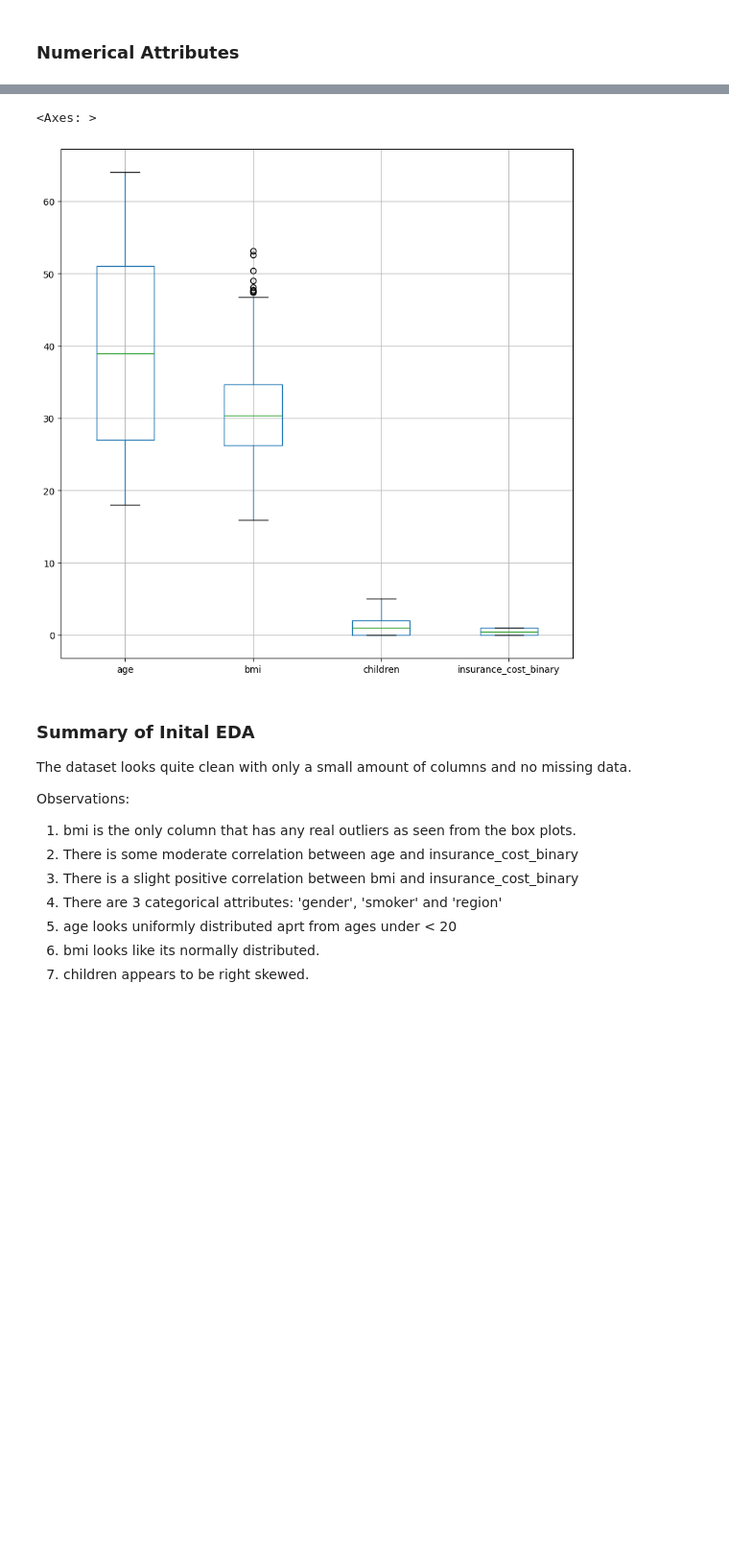
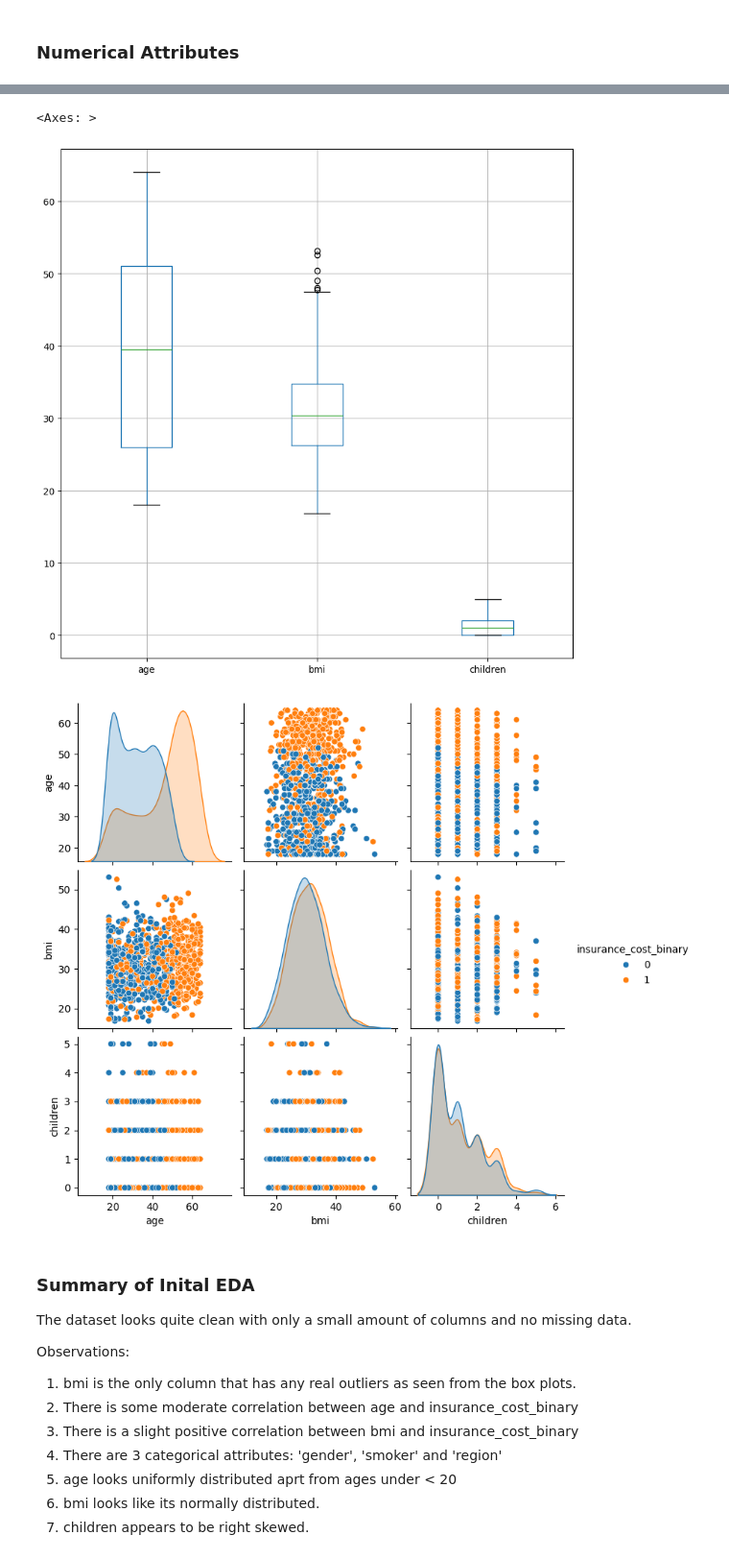
Before and after one commit to kristyan/data, a Jupyter notebook: e-tivity3/etivity3_classification.ipynb, the cells around one changed output, grey strips where cells are left out. Shown at 96% size. Saved outputs shown, nothing was run; the diff lists cells and outputs as text; code cells hidden in the pictures; blank space fills up the shorter version.

```diff
--- a/e-tivity3/etivity3_classification.ipynb
+++ b/e-tivity3/etivity3_classification.ipynb
@@ -144,8 +179,13 @@ plt.show()
 # %%
-df.boxplot(figsize=(10, 10))
+X_train.boxplot(figsize=(10, 10))
 # %% [output]
 <Axes: >
-[figure, old version]
+[figure, new version]
+# %%
+sns.pairplot(X_y_train, hue='insurance_cost_binary')
+plt.show()
+# %% [output]
+[figure, added]
 # %% [markdown]
 ### Summary of Inital EDA
 
```
Also changed, not shown: parts of 29 cells of this notebook.
